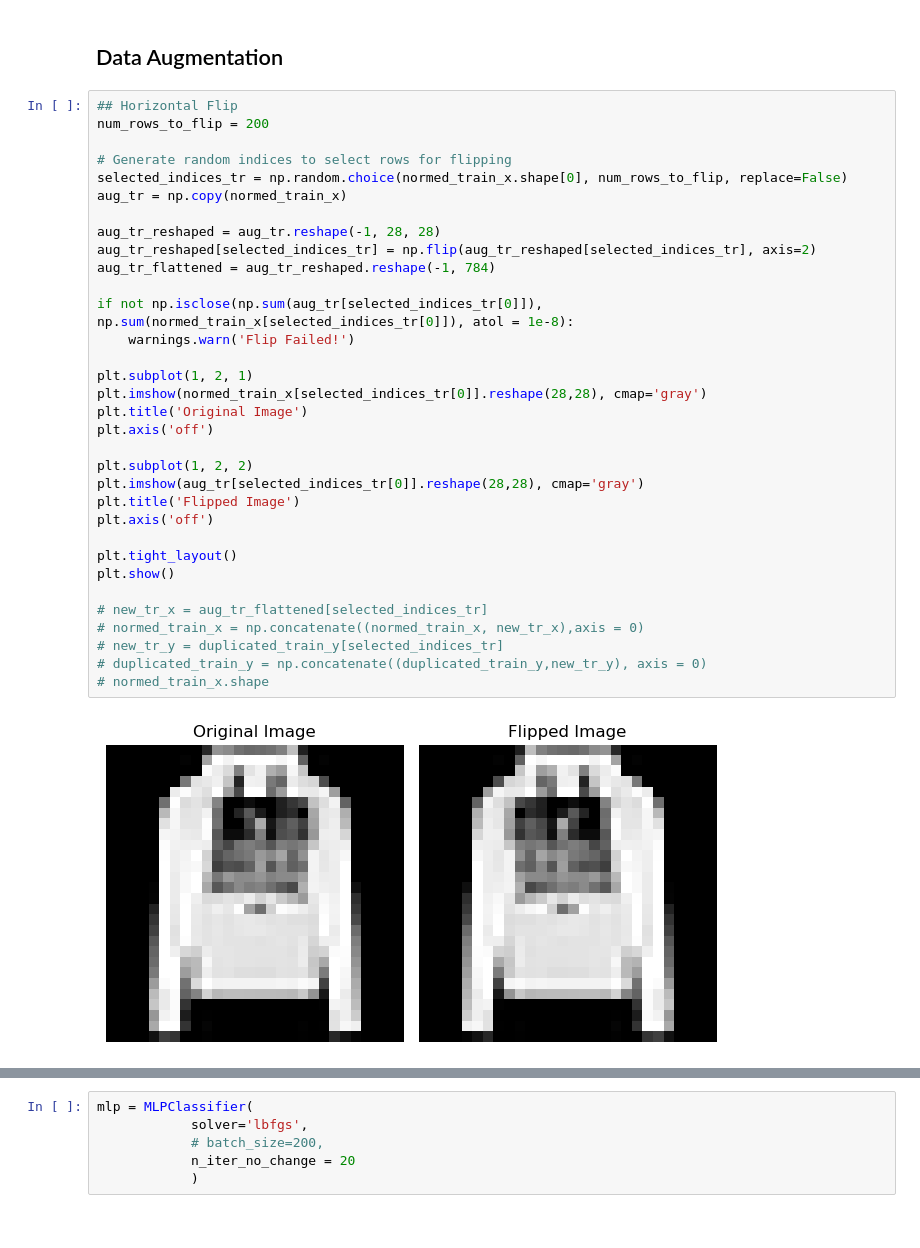
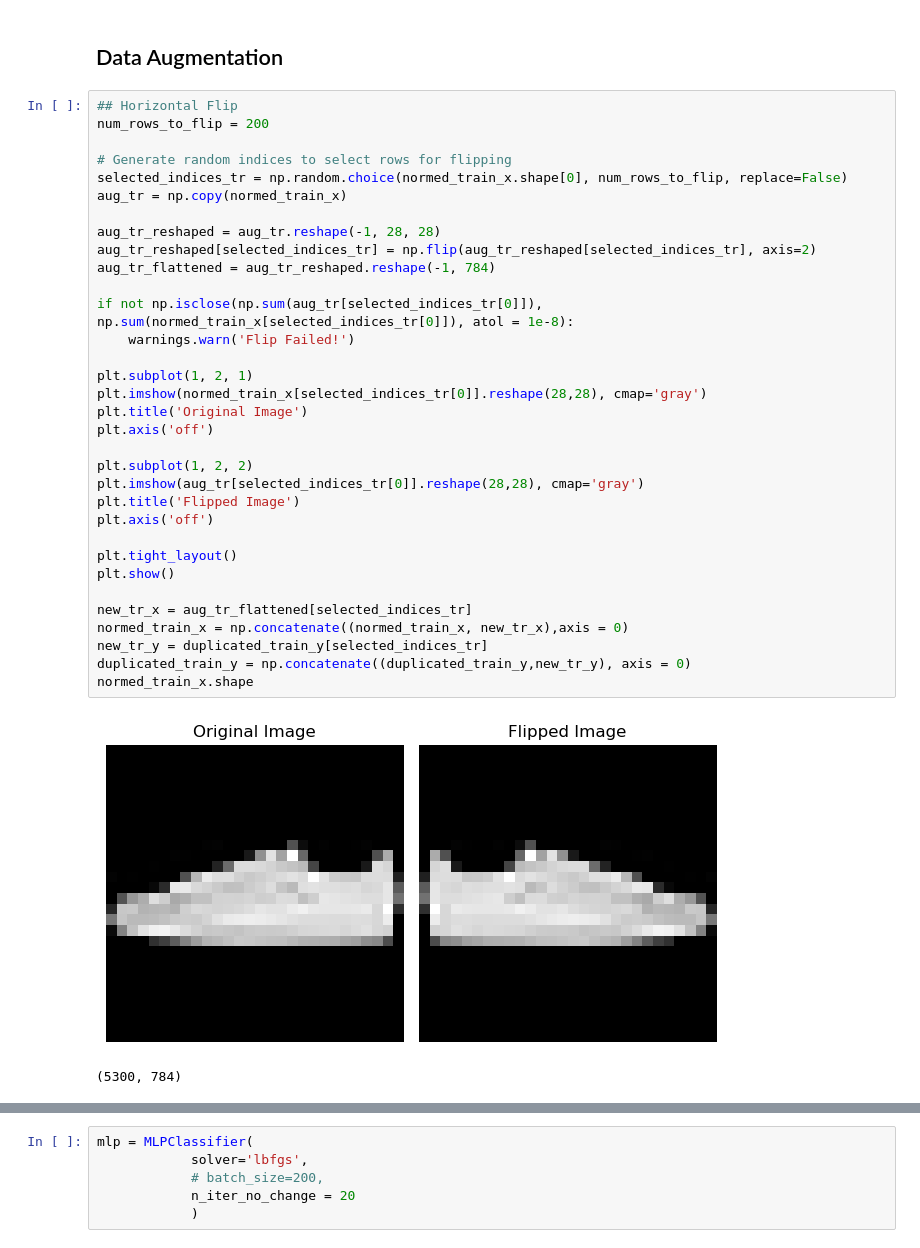
Before and after one commit to vmccab01/ProjectB_cs135, a Jupyter notebook: Part2.ipynb, the cells around one changed output, grey strips where cells are left out. Cells and saved outputs as stored; diff of their text form.

```diff
--- a/Part2.ipynb
+++ b/Part2.ipynb
@@ -153,38 +153,39 @@ plt.show();
 # %%
 ## Horizontal Flip
 num_rows_to_flip = 200
 
 # Generate random indices to select rows for flipping
 selected_indices_tr = np.random.choice(normed_train_x.shape[0], num_rows_to_flip, replace=False)
 aug_tr = np.copy(normed_train_x)
 
 aug_tr_reshaped = aug_tr.reshape(-1, 28, 28)
 aug_tr_reshaped[selected_indices_tr] = np.flip(aug_tr_reshaped[selected_indices_tr], axis=2)
 aug_tr_flattened = aug_tr_reshaped.reshape(-1, 784)
 
 if not np.isclose(np.sum(aug_tr[selected_indices_tr[0]]), np.sum(normed_train_x[selected_indices_tr[0]]), atol = 1e-8):
     warnings.warn('Flip Failed!')
 
 plt.subplot(1, 2, 1)
 plt.imshow(normed_train_x[selected_indices_tr[0]].reshape(28,28), cmap='gray')
 plt.title('Original Image')
 plt.axis('off')
 
 plt.subplot(1, 2, 2)
 plt.imshow(aug_tr[selected_indices_tr[0]].reshape(28,28), cmap='gray')
 plt.title('Flipped Image')
 plt.axis('off')
 
 plt.tight_layout()
 plt.show()
 
-# new_tr_x = aug_tr_flattened[selected_indices_tr]
-# normed_train_x = np.concatenate((normed_train_x, new_tr_x),axis = 0)
-# new_tr_y = duplicated_train_y[selected_indices_tr]
-# duplicated_train_y = np.concatenate((duplicated_train_y,new_tr_y), axis = 0)
-# normed_train_x.shape
+new_tr_x = aug_tr_flattened[selected_indices_tr]
+normed_train_x = np.concatenate((normed_train_x, new_tr_x),axis = 0)
+new_tr_y = duplicated_train_y[selected_indices_tr]
+duplicated_train_y = np.concatenate((duplicated_train_y,new_tr_y), axis = 0)
+normed_train_x.shape
 # %% [output]
-[figure, old version]
+[figure, new version]
+(5300, 784)
 # %%
 ## Translation
 translation_amount = 3  # Adjust the amount of translation
```
Also changed, not shown: parts of 15 cells of this notebook, 1 other file.
